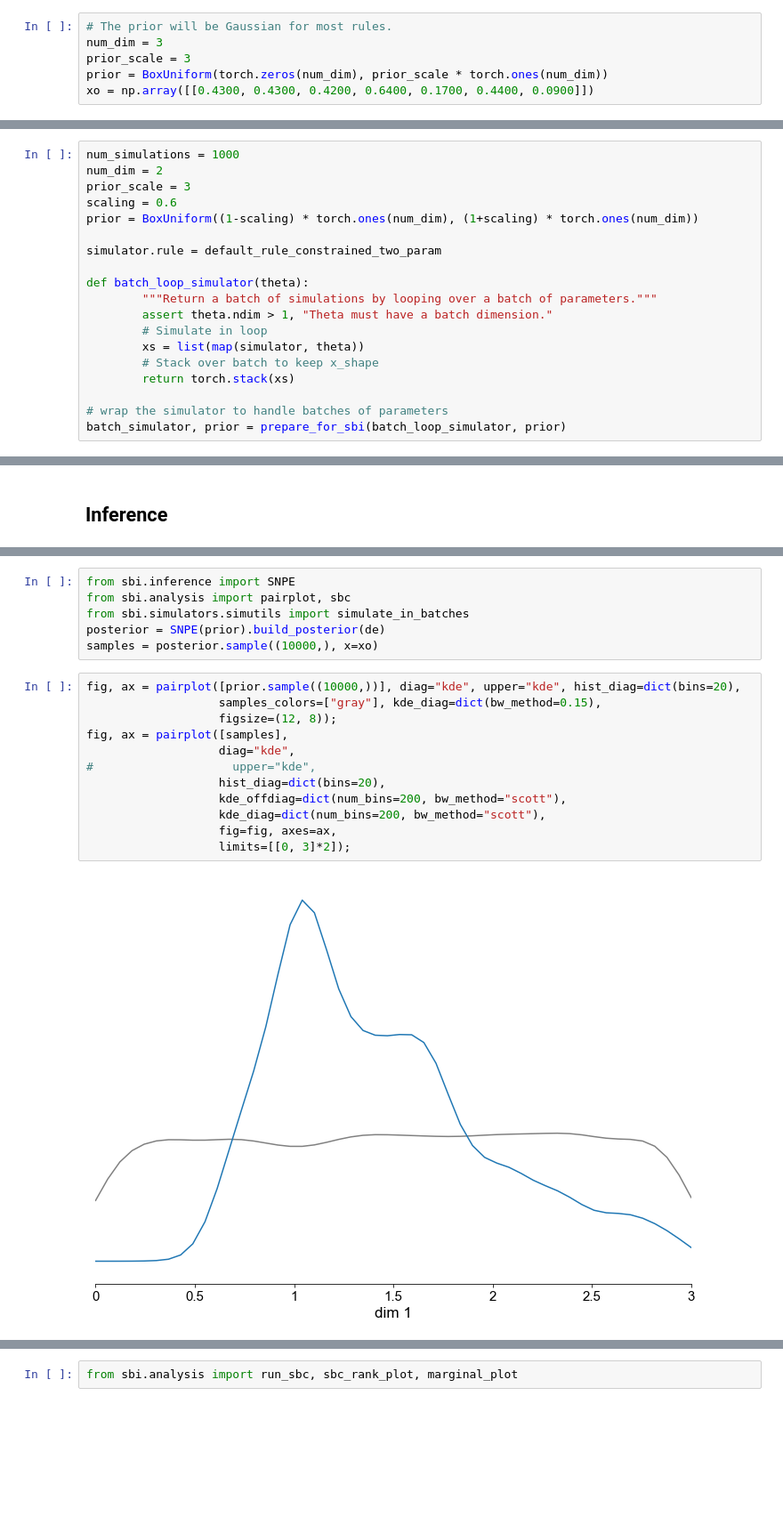
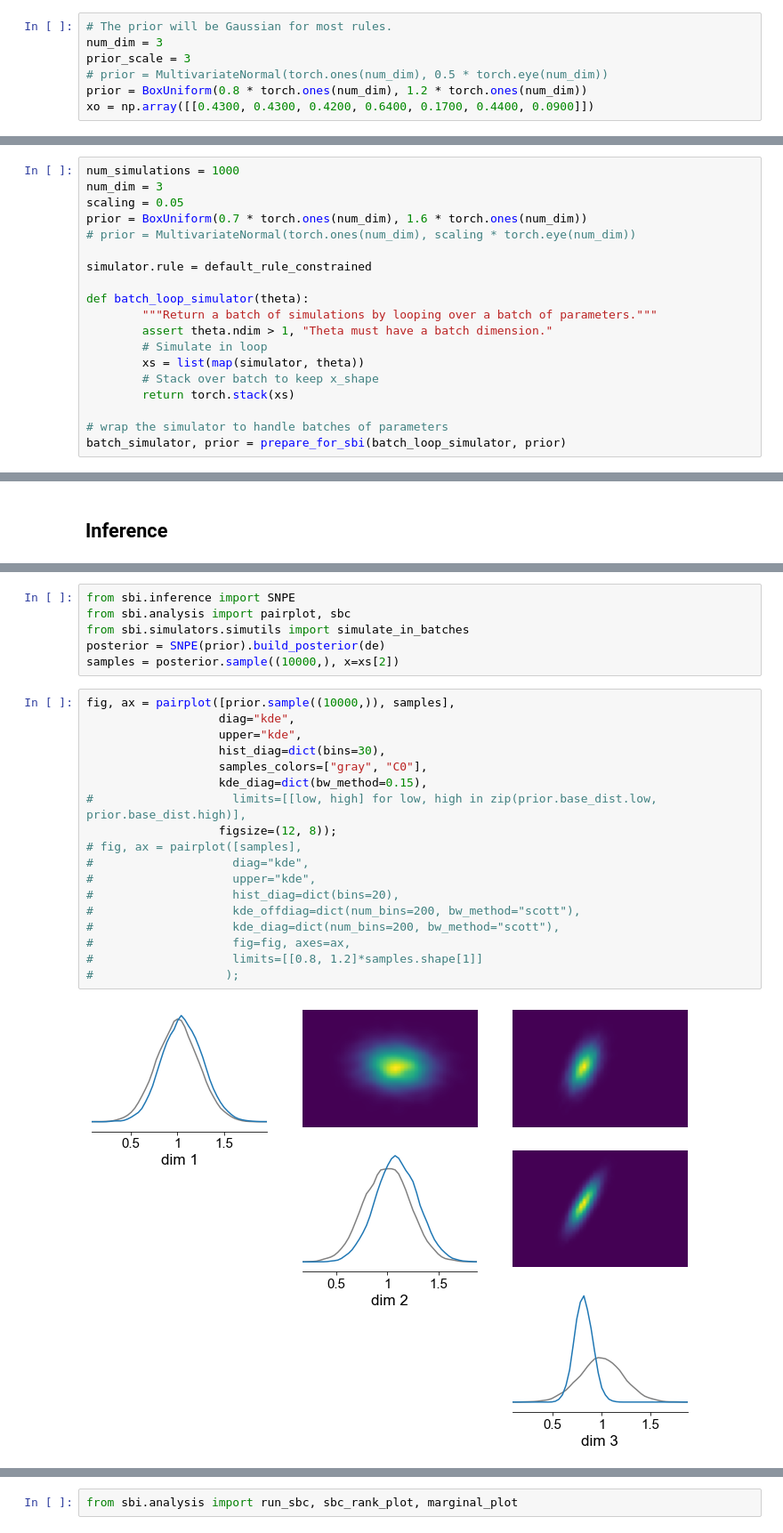
Before and after one commit to mackelab/sbi-for-connectomics, a Jupyter notebook: figures/Two-param-DSO-rule.ipynb, the cells around one changed output, grey strips where cells are left out. Shown at 89% size. Drawn from its saved outputs; the diff is of its cells as text; blank space fills up the shorter version.

```diff
--- a/figures/Two-param-DSO-rule.ipynb
+++ b/figures/Two-param-DSO-rule.ipynb
@@ -28,7 +28,8 @@ plt.style.use('plotting_settings.mplstyle')
 # The prior will be Gaussian for most rules.
 num_dim = 3
 prior_scale = 3
-prior = BoxUniform(torch.zeros(num_dim), prior_scale * torch.ones(num_dim))
+# prior = MultivariateNormal(torch.ones(num_dim), 0.5 * torch.eye(num_dim))
+prior = BoxUniform(0.8 * torch.ones(num_dim), 1.2 * torch.ones(num_dim))
 xo = np.array([[0.4300, 0.4300, 0.4200, 0.6400, 0.1700, 0.4400, 0.0900]])
 # %% [markdown]
 ## Poisson GLM
@@ -67,12 +68,12 @@ constraint 5, num rows (with overlap) 587659
 constraint 6, num rows (with overlap) 1096435
 # %%
 num_simulations = 1000
-num_dim = 2
-prior_scale = 3
-scaling = 0.6
-prior = BoxUniform((1-scaling) * torch.ones(num_dim), (1+scaling) * torch.ones(num_dim))
+num_dim = 3
+scaling = 0.05
+prior = BoxUniform(0.7 * torch.ones(num_dim), 1.6 * torch.ones(num_dim))
+# prior = MultivariateNormal(torch.ones(num_dim), scaling * torch.eye(num_dim))
 
-simulator.rule = default_rule_constrained_two_param
+simulator.rule = default_rule_constrained
 
 def batch_loop_simulator(theta):
         """Return a batch of simulations by looping over a batch of parameters."""
@@ -136,21 +137,27 @@ from sbi.inference import SNPE
 from sbi.analysis import pairplot, sbc
 from sbi.simulators.simutils import simulate_in_batches
 posterior = SNPE(prior).build_posterior(de)
-samples = posterior.sample((10000,), x=xo)
+samples = posterior.sample((10000,), x=xs[2])
 # %%
-fig, ax = pairplot([prior.sample((10000,))], diag="kde", upper="kde", hist_diag=dict(bins=20),
-                   samples_colors=["gray"], kde_diag=dict(bw_method=0.15),
+fig, ax = pairplot([prior.sample((10000,)), samples],
+                   diag="kde",
+                   upper="kde",
+                   hist_diag=dict(bins=30),
+                   samples_colors=["gray", "C0"],
+                   kde_diag=dict(bw_method=0.15),
+#                    limits=[[low, high] for low, high in zip(prior.base_dist.low, prior.base_dist.high)],
                    figsize=(12, 8));
-fig, ax = pairplot([samples],
-                   diag="kde",
+# fig, ax = pairplot([samples],
+#                    diag="kde",
 #                    upper="kde",
-                   hist_diag=dict(bins=20),
-                   kde_offdiag=dict(num_bins=200, bw_method="scott"),
-                   kde_diag=dict(num_bins=200, bw_method="scott"),
-                   fig=fig, axes=ax,
-                   limits=[[0, 3]*2]);
+#                    hist_diag=dict(bins=20),
+#                    kde_offdiag=dict(num_bins=200, bw_method="scott"),
+#                    kde_diag=dict(num_bins=200, bw_method="scott"),
+#                    fig=fig, axes=ax,
+#                    limits=[[0.8, 1.2]*samples.shape[1]]
+#                   );
 # %% [output]
-[figure, old version]
+[figure, new version]
 # %%
 np.corrcoef(samples, rowvar=False)
 # %% [output]
```
Also changed, not shown: parts of 12 cells of this notebook, 11 other files.
